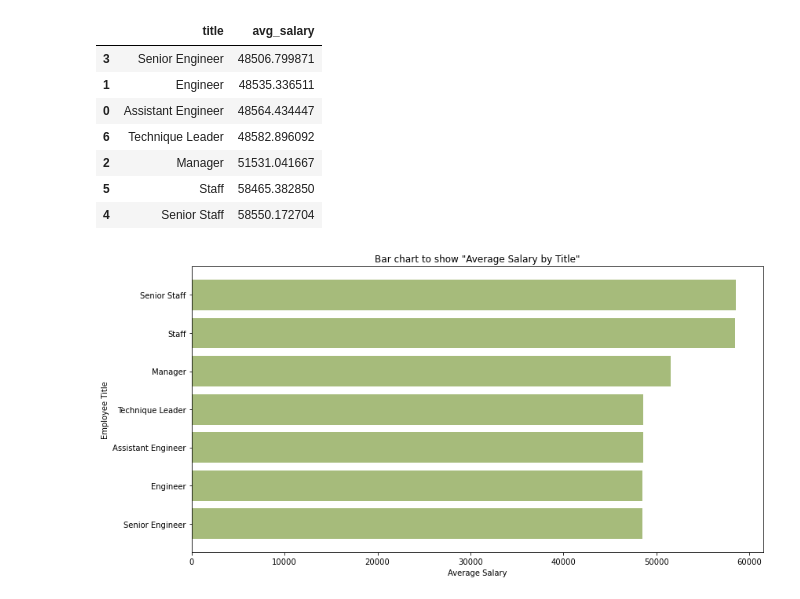
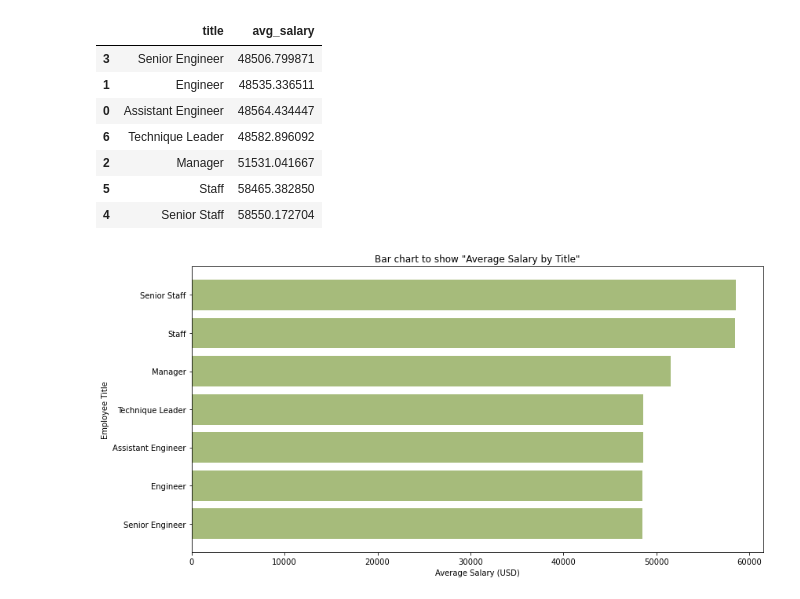
Before and after one commit to skesamsetty/sql-challenge, a Jupyter notebook: code/employee_analyzer.ipynb, the cells around one changed output. Drawn from its saved outputs; the diff is of its cells as text; code cells hidden in the pictures.

```diff
--- a/code/employee_analyzer.ipynb
+++ b/code/employee_analyzer.ipynb
@@ -163,13 +163,13 @@ avg_salary_by_title.rename(columns={'emp_salary':'avg_salary'})
 # %%
 # 3) Bar chart of average salary by title.
 
 plt.figure(figsize= (12,6))
 plt.barh(avg_salary_by_title['title'],avg_salary_by_title['emp_salary'],alpha=0.6,color='olivedrab')
 
 plt.title(label='Bar chart to show "Average Salary by Title"')
-plt.xlabel(xlabel='Average Salary')
+plt.xlabel(xlabel='Average Salary (USD)')
 plt.ylabel(ylabel='Employee Title')
 plt.tight_layout()
 plt.show()
 # %% [output]
-[figure, old version]
+[figure, new version]
```
Also changed, not shown: parts of 1 cell of this notebook, 1 other file.
